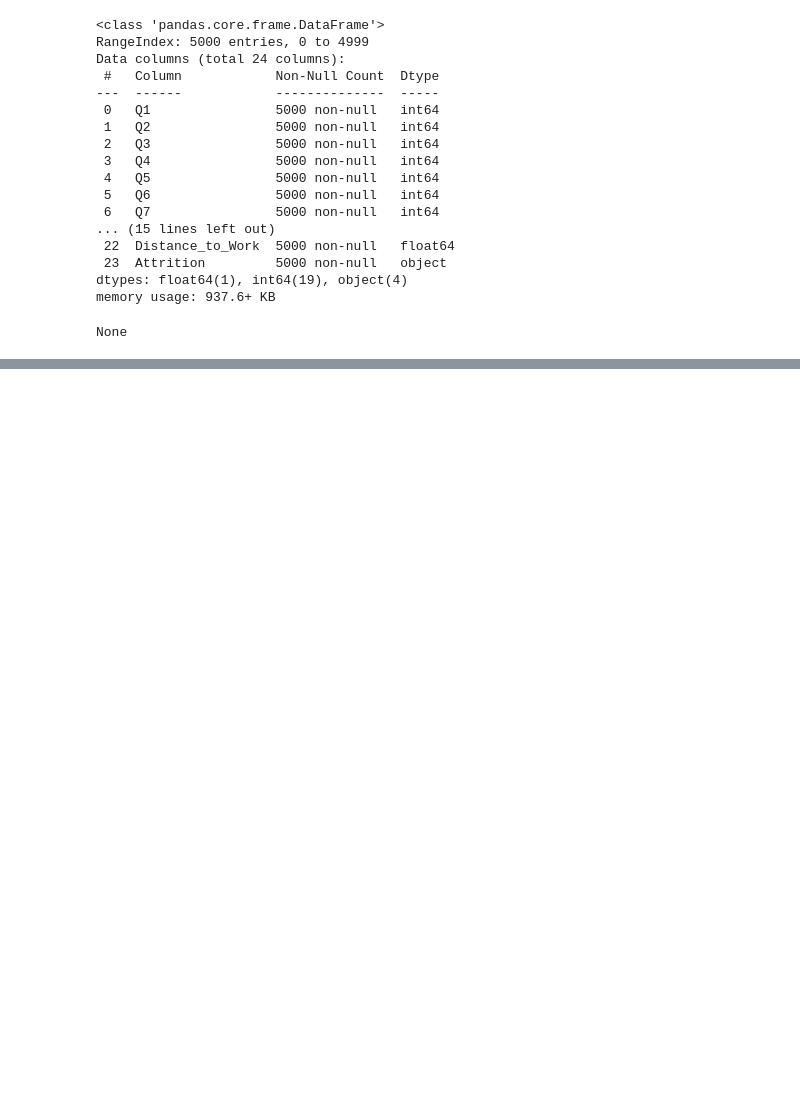
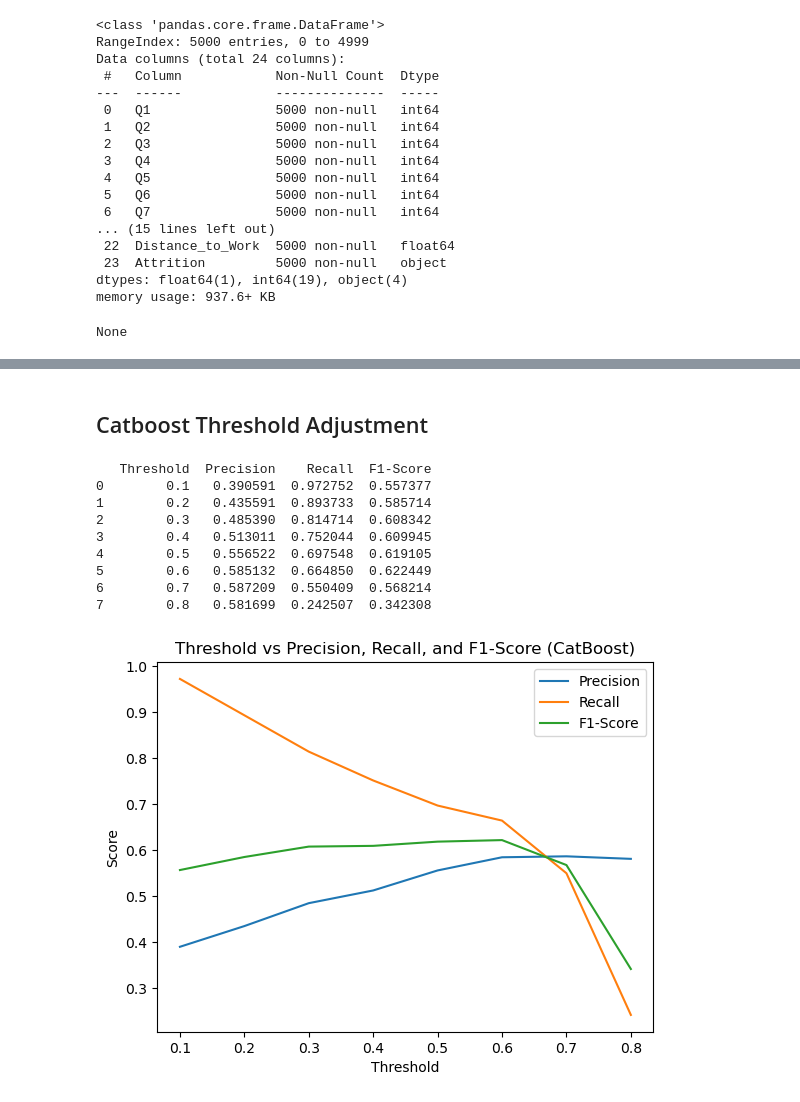
Before and after one commit to Alexander-Peca/employee_attrition_Dec24, a Jupyter notebook: notebooks/exploration/3_modeling1.ipynb, the cells around one changed output, grey strips where cells are left out. Drawn from its saved outputs; the diff is of its cells as text; code cells hidden in the pictures; blank space fills up the shorter version.

```diff
--- a/notebooks/exploration/3_modeling1.ipynb
+++ b/notebooks/exploration/3_modeling1.ipynb
@@ -53,0 +880,52 @@ None
+# %% [markdown]
+## Catboost Threshold Adjustment
+# %%
+# Get predicted probabilities for CatBoost
+y_pred_prob_cb = best_cb.predict_proba(X_test_encoded)[:, 1]
+
+# Define thresholds to evaluate
+thresholds = np.arange(0.1, 0.9, 0.1)
+results = []
+
+for threshold in thresholds:
+    # Adjust predictions based on the threshold
+    y_pred_adjusted = (y_pred_prob_cb >= threshold).astype(int)
+
+    # Compute metrics
+    precision = precision_score(y_test_encoded, y_pred_adjusted)
+    recall = recall_score(y_test_encoded, y_pred_adjusted)
+    f1 = f1_score(y_test_encoded, y_pred_adjusted)
+
+    results.append({
+        "Threshold": threshold,
+        "Precision": precision,
+        "Recall": recall,
+        "F1-Score": f1
+    })
+
+# Convert results to a DataFrame
+results_df = pd.DataFrame(results)
+
+# Print the results
+print(results_df)
+
+# Visualize Precision, Recall, and F1-Score
+plt.plot(results_df["Threshold"], results_df["Precision"], label="Precision")
+plt.plot(results_df["Threshold"], results_df["Recall"], label="Recall")
+plt.plot(results_df["Threshold"], results_df["F1-Score"], label="F1-Score")
+plt.xlabel("Threshold")
+plt.ylabel("Score")
+plt.title("Threshold vs Precision, Recall, and F1-Score (CatBoost)")
+plt.legend()
+plt.show()
+# %% [output]
+   Threshold  Precision    Recall  F1-Score
+0        0.1   0.390591  0.972752  0.557377
+1        0.2   0.435591  0.893733  0.585714
+2        0.3   0.485390  0.814714  0.608342
+3        0.4   0.513011  0.752044  0.609945
+4        0.5   0.556522  0.697548  0.619105
+5        0.6   0.585132  0.664850  0.622449
+6        0.7   0.587209  0.550409  0.568214
+7        0.8   0.581699  0.242507  0.342308
+[figure, added]
```
Also changed, not shown: parts of 55 cells of this notebook, 9 other files.
